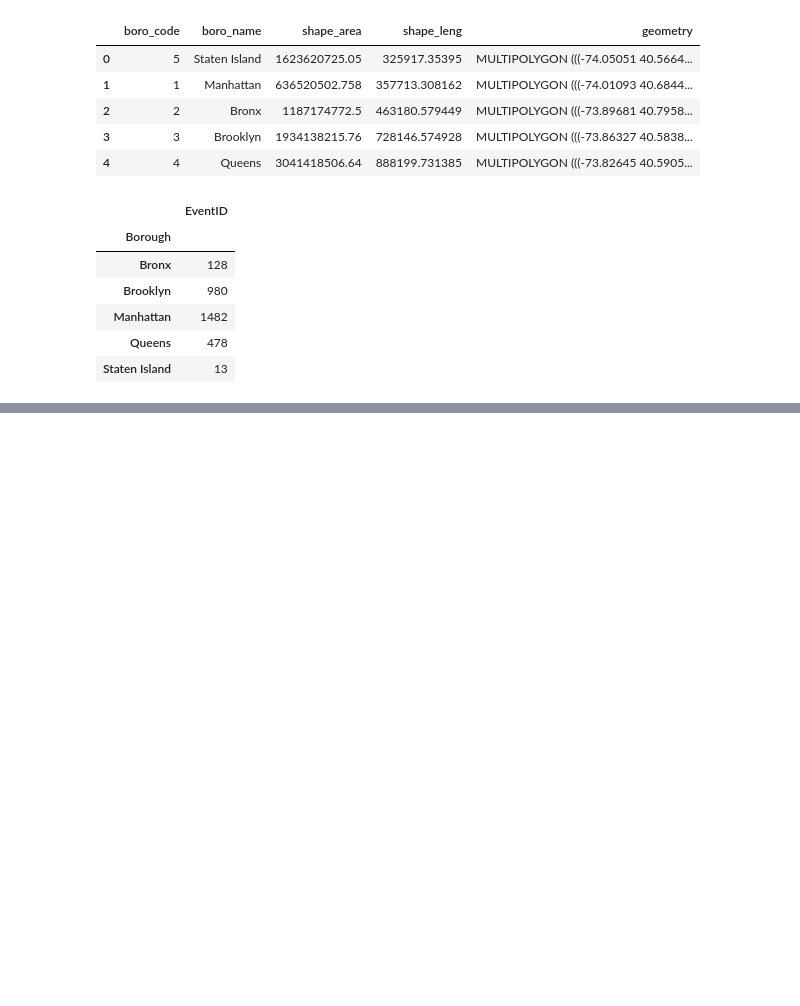
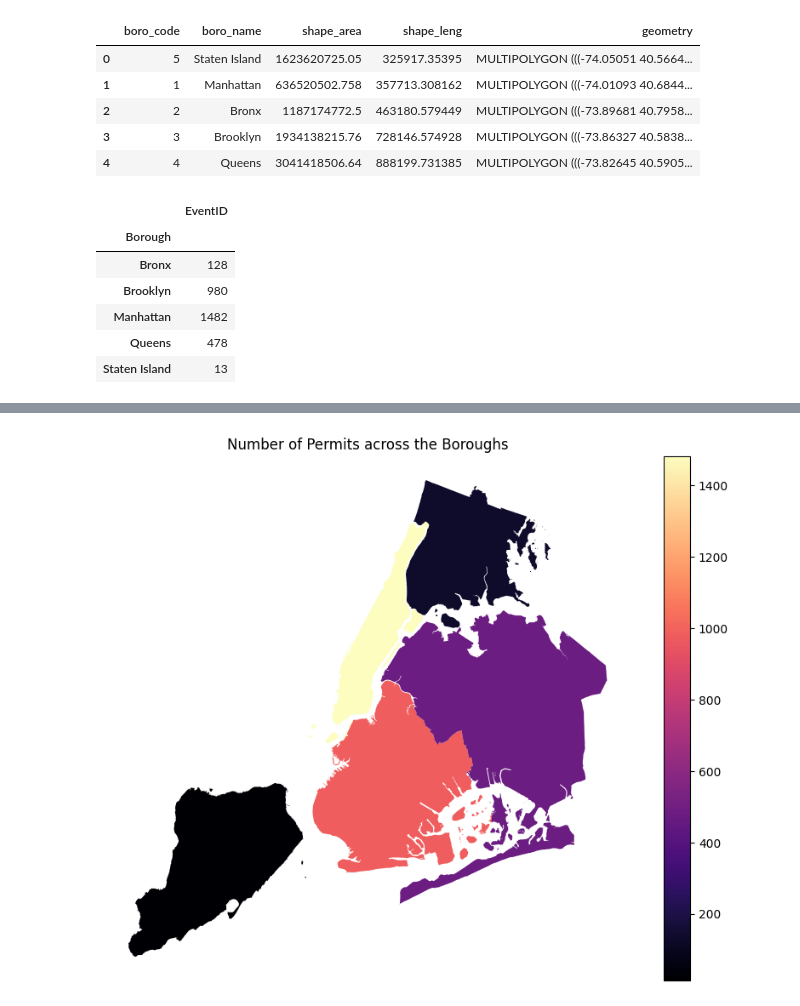
Before and after one commit to SeunGansallo/FilmPermitsAnalysis-repo, a Jupyter notebook: Cleaning.ipynb, the cells around one changed output, grey strips where cells are left out. Cells and saved outputs as stored; diff of their text form; code cells hidden in the pictures; blank space fills up the shorter version.

```diff
--- a/Cleaning.ipynb
+++ b/Cleaning.ipynb
@@ -203,3 +203,12 @@ merged_df
 | 2 | 2 | Bronx | 1187174772.5 | 463180.579449 | MULTIPOLYGON (((-73.89681 40.7958... | 128 |
 | 3 | 3 | Brooklyn | 1934138215.76 | 728146.574928 | MULTIPOLYGON (((-73.86327 40.5838... | 980 |
 | 4 | 4 | Queens | 3041418506.64 | 888199.731385 | MULTIPOLYGON (((-73.82645 40.5905... | 478 |
+# %%
+#Plot choropleth
+fig, ax=plt.subplots(1,1, figsize=(10,8))
+merged_df.plot(column='Number of Permits', cmap='magma', linewidth=0.8, ax=ax, legend=True)
+ax.set_title('Number of Permits across the Boroughs')
+plt.axis('off')
+plt.show()
+# %% [output]
+[figure, added]
```
